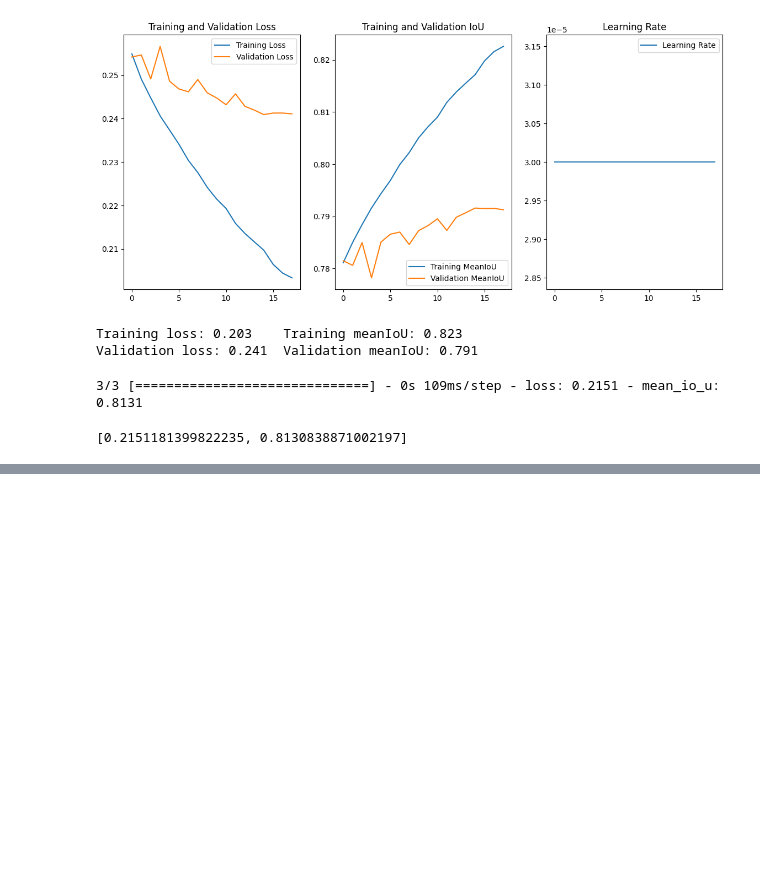
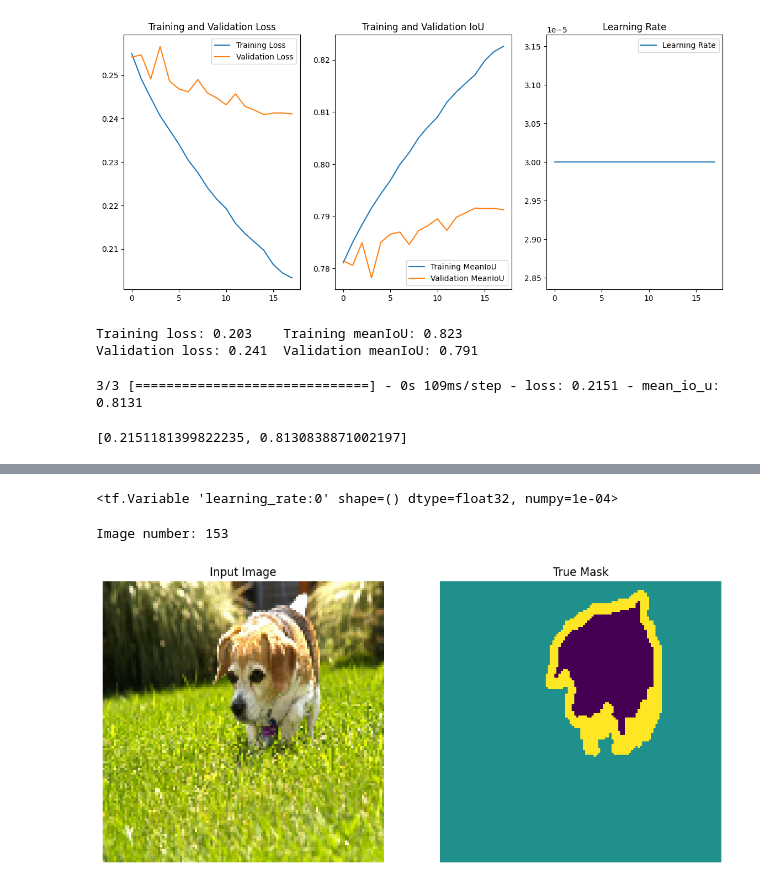
Before and after one commit to CoderAPS/neural_nets, a Jupyter notebook: image_segmentation3(20230512_v6_3).ipynb, the cells around one changed output, grey strips where cells are left out. Saved outputs shown, nothing was run; the diff lists cells and outputs as text; code cells hidden in the pictures; blank space fills up the shorter version.

```diff
--- a/image_segmentation3(20230512_v6_3).ipynb
+++ b/image_segmentation3(20230512_v6_3).ipynb
@@ -802,0 +817,8 @@ saved_model_2.evaluate(X_test_p2,Y_test_cat,verbose=1)
+# %%
+BACKBONE_3 = 'seresnext101'
+preprocess_input_3 = sm.get_preprocessing(BACKBONE_3)
+
+# preprocess input
+X_train_p3 = preprocess_input_3(X_train.copy())
+X_val_p3 = preprocess_input_3(X_val.copy())
+X_test_p3 = preprocess_input_3(X_test.copy())
@@ -802,0 +831,16 @@ saved_model_2.evaluate(X_test_p2,Y_test_cat,verbose=1)
+# %%
+optim_2.learning_rate
+# %% [output]
+<tf.Variable 'learning_rate:0' shape=() dtype=float32, numpy=1e-04>
+# %%
+# Diplay image and mask
+img_num = np.random.randint(0,len(X_val))
+print(f'Image number: {img_num}')
+# Assign an image from validation set to sample_image
+sample_image, sample_mask = X_val_p3[img_num],Y_val[img_num]
+# For sample_image dislay original image, ie X_val[img_num], for sample_image created here
+# is pre-processed for pre-trained model
+display([X_val[img_num],sample_mask])
+# %% [output]
+Image number: 153
+[figure, added]
```
Also changed, not shown: parts of 28 cells of this notebook.
